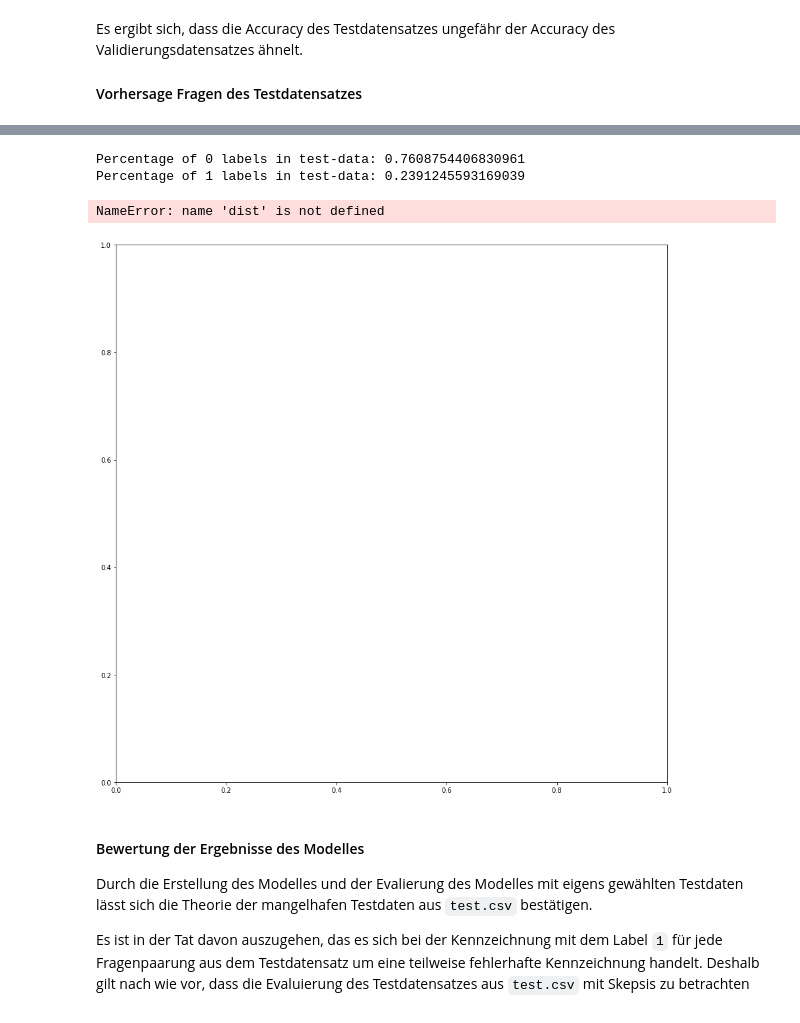
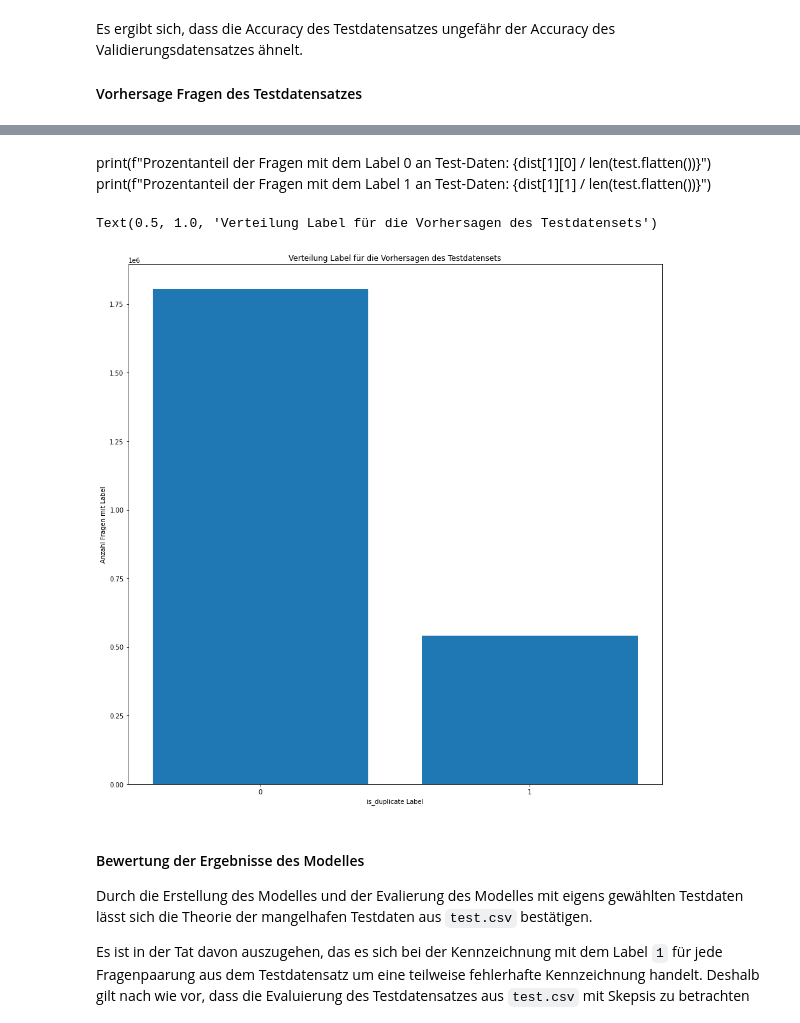
Before and after one commit to rxt30/Gruppe_G_Fragen, a Jupyter notebook: Aufgabe_G_Fragen.ipynb, the cells around one changed output, grey strips where cells are left out. Drawn from its saved outputs; the diff is of its cells as text; code cells hidden in the pictures.

```diff
--- a/Aufgabe_G_Fragen.ipynb
+++ b/Aufgabe_G_Fragen.ipynb
@@ -839,19 +848,17 @@ dist = np.unique(test_labels, return_counts=True)
-# %%
-print(f"Percentage of 0 labels in test-data: {dist[1][0] / len(test.flatten())}")
-print(f"Percentage of 1 labels in test-data: {dist[1][1] / len(test.flatten())}")
-# %% [output]
-Percentage of 0 labels in test-data: 0.7608754406830961
-Percentage of 1 labels in test-data: 0.2391245593169039
+# %% [markdown]
+print(f"Prozentanteil der Fragen mit dem Label 0 an Test-Daten: {dist[1][0] / len(test.flatten())}")
+print(f"Prozentanteil der Fragen mit dem Label 1 an Test-Daten: {dist[1][1] / len(test.flatten())}")
 # %%
 fig, ax = plt.subplots()
 
 ax.bar([0,1],[dist[1][0], dist[1][1]])
 ax.set_xticks([0,1], labels=[0,1])
-ax.set_yticks([0,1], labels=[0,1])
-ax.set_title('Labels distribute from the prediction for the test-dataset')
+ax.set_xlabel("is_duplicate Label")
+ax.set_ylabel("Anzahl Fragen mit Label")
+ax.set_title('Verteilung Label für die Vorhersagen des Testdatensets')
 # %% [output]
-NameError: name 'dist' is not defined
+Text(0.5, 1.0, 'Verteilung Label für die Vorhersagen des Testdatensets')
-[figure, old version]
+[figure, new version]
 # %% [markdown]
 
 #### Bewertung der Ergebnisse des Modelles
```
Also changed, not shown: parts of 36 cells of this notebook.
